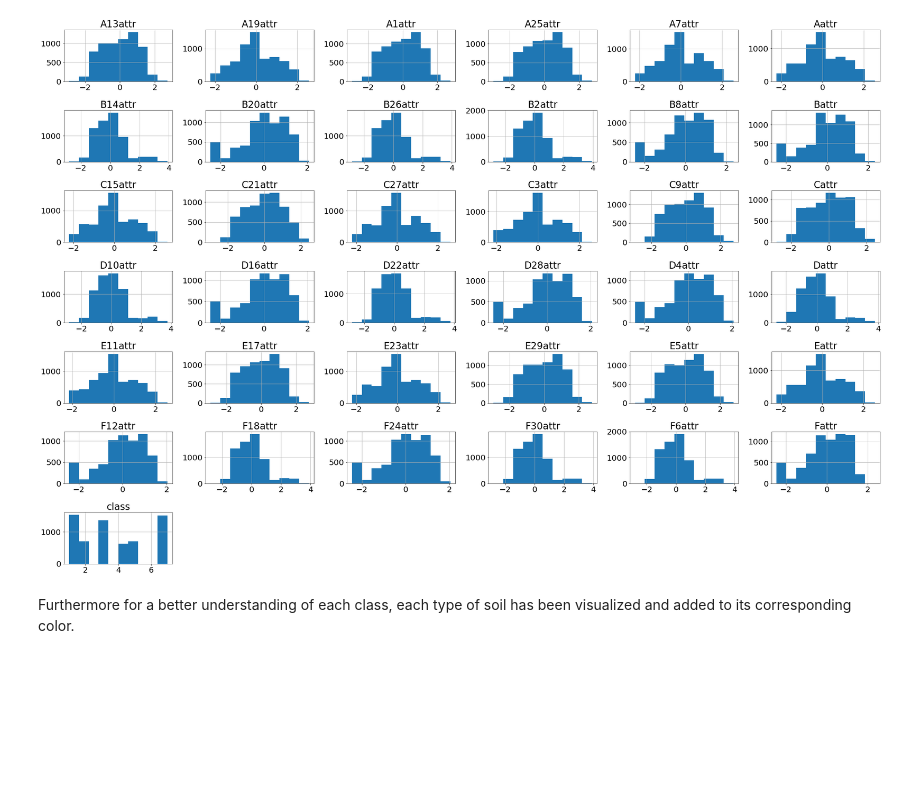
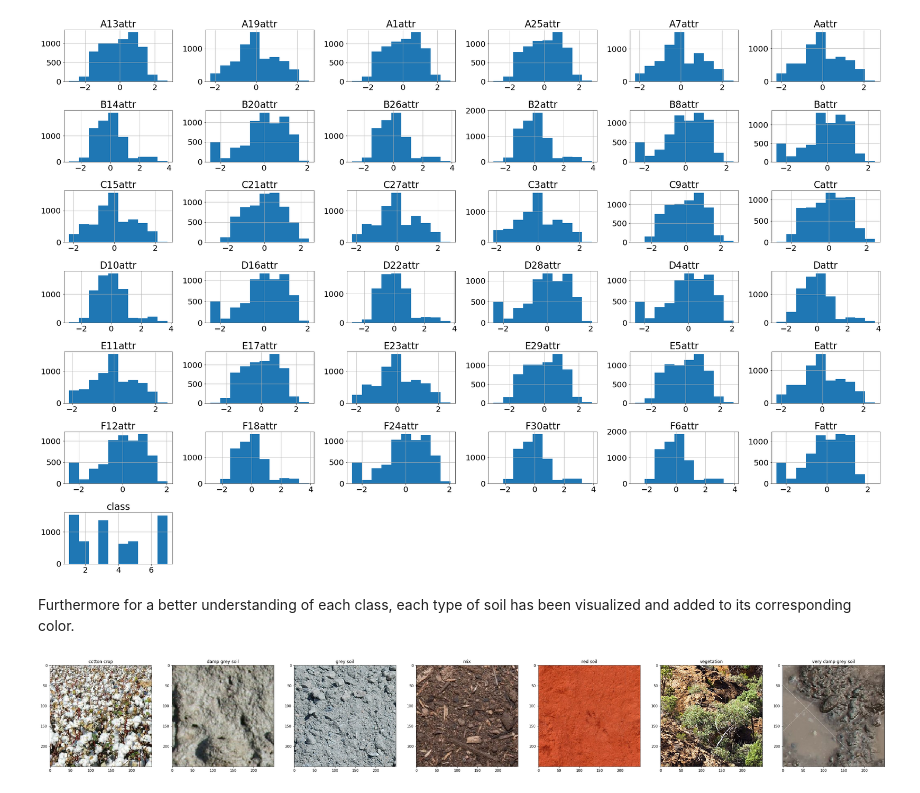
Before and after one commit to gentrexha/business-intelligence, a Jupyter notebook: BI2019_A2_group_44_1327264_11832486_01130693/notebooks/Analysis.ipynb, the cells around one changed output. Cells and saved outputs as stored; diff of their text form; code cells hidden in the pictures; blank space fills up the shorter version.

```diff
--- a/BI2019_A2_group_44_1327264_11832486_01130693/notebooks/Analysis.ipynb
+++ b/BI2019_A2_group_44_1327264_11832486_01130693/notebooks/Analysis.ipynb
@@ -92,0 +90,13 @@ Furthermore for a better understanding of each class, each type of soil has been
+# %%
+import imageio
+import glob
+
+soil_images = []
+
+for im_path in glob.glob("../reports/figures/soil/*.png"):
+    im = imageio.imread(im_path)
+    soil_images.append(im)
+
+show_images(soil_images, 1, ["cotton crop", "damp grey soil", "grey soil", "mix", "red soil", "vegetation", "very damp grey soil"])
+# %% [output]
+[figure, added]
```
Also changed, not shown: parts of 5 cells of this notebook, 7 other files.
